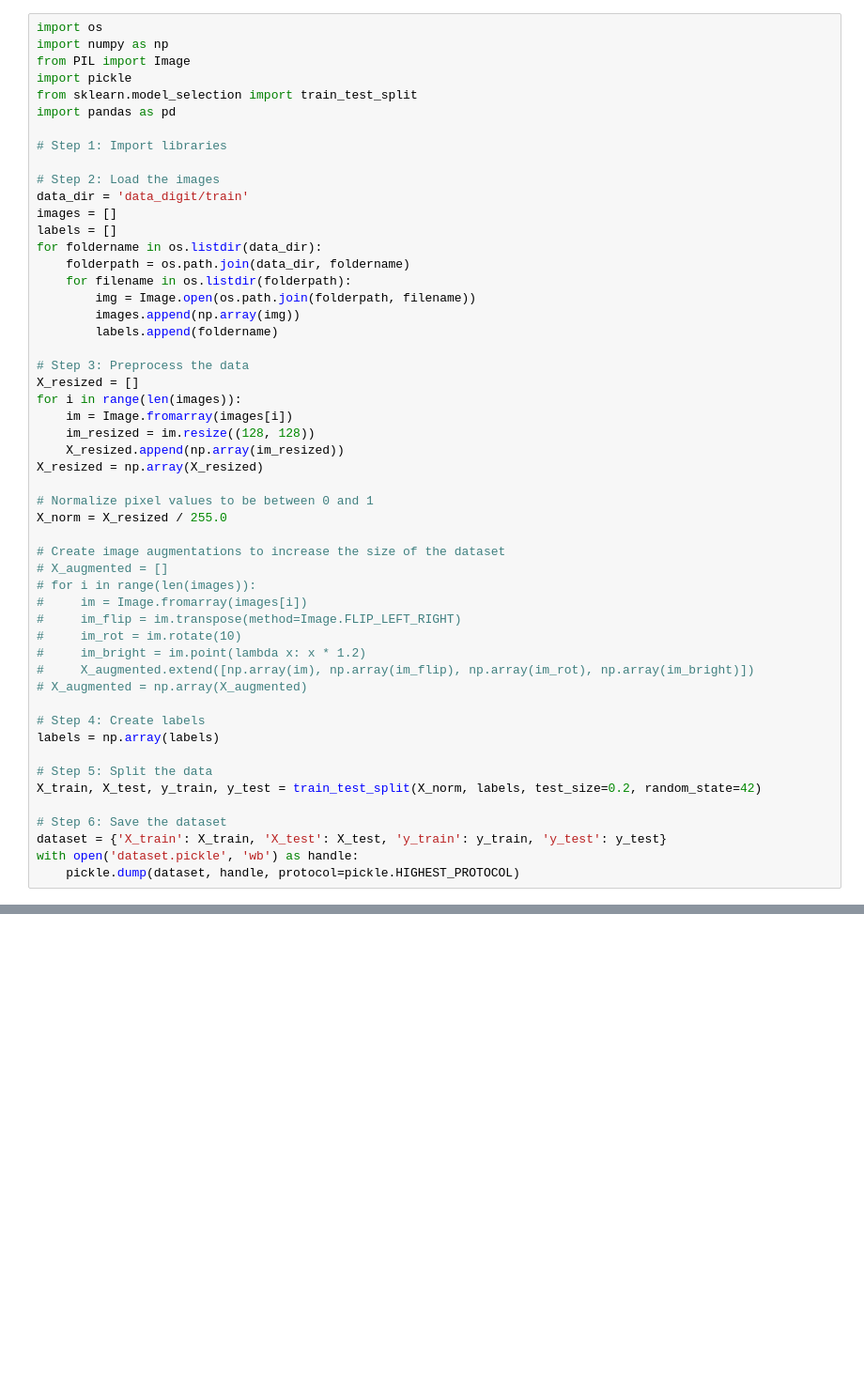
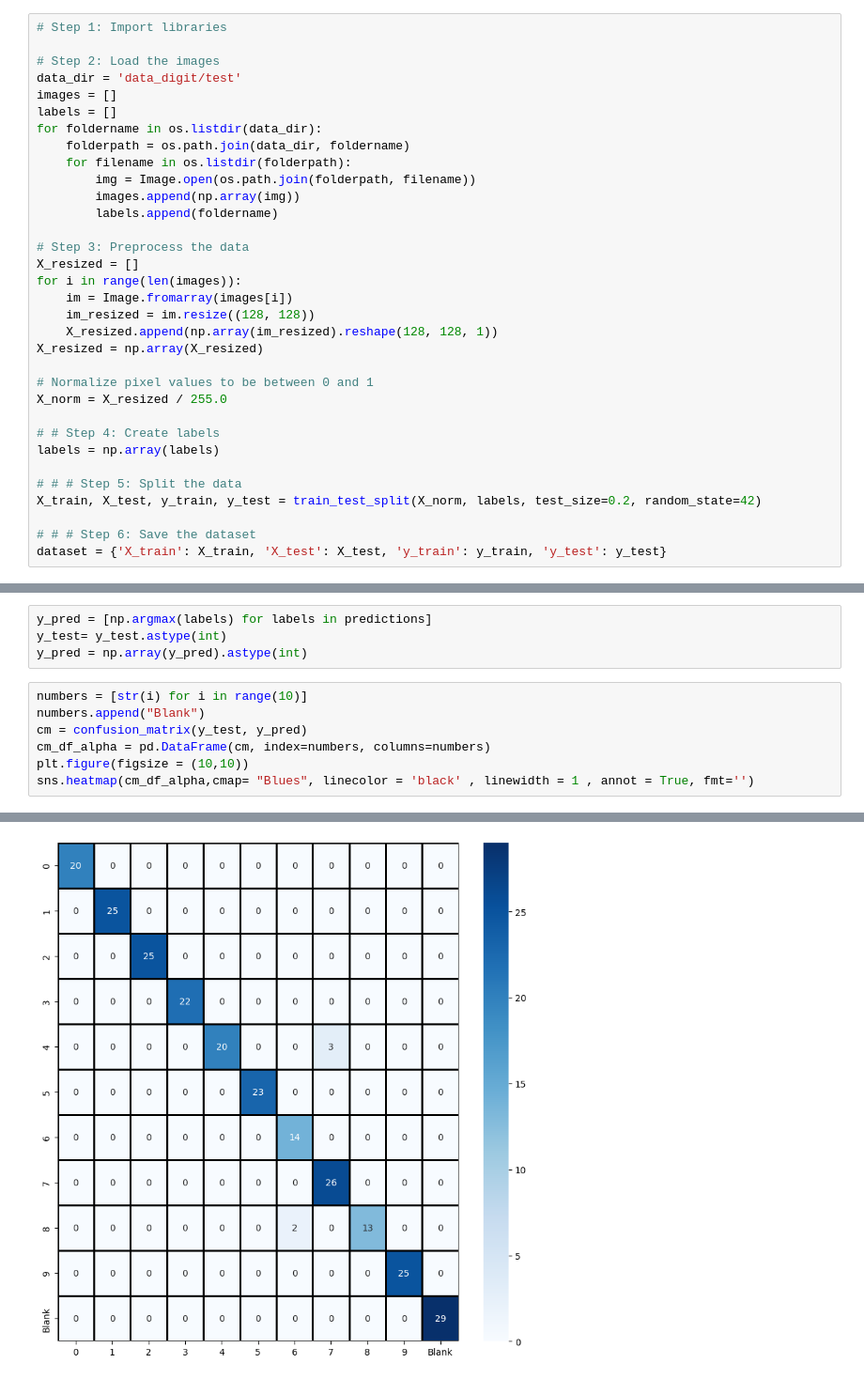
Before and after one commit to M-Designerr/Sign-Language-Recognition, a Jupyter notebook: visualize.ipynb, the cells around one changed output, grey strips where cells are left out. Shown: that part at 94% size. Cells and saved outputs as stored; diff of their text form; blank space fills up the shorter version.

```diff
--- a/visualize.ipynb
+++ b/visualize.ipynb
@@ -8,15 +15,8 @@ from mlxtend.plotting import plot_confusion_matrix
 # %%
-import os
-import numpy as np
-from PIL import Image
-import pickle
-from sklearn.model_selection import train_test_split
-import pandas as pd
-
 # Step 1: Import libraries
 
 # Step 2: Load the images
-data_dir = 'data_digit/train'
+data_dir = 'data_digit/test'
 images = []
 labels = []
 for foldername in os.listdir(data_dir):
@@ -31,31 +31,19 @@ X_resized = []
 for i in range(len(images)):
     im = Image.fromarray(images[i])
     im_resized = im.resize((128, 128))
-    X_resized.append(np.array(im_resized))
+    X_resized.append(np.array(im_resized).reshape(128, 128, 1))
 X_resized = np.array(X_resized)
 
 # Normalize pixel values to be between 0 and 1
 X_norm = X_resized / 255.0
 
-# Create image augmentations to increase the size of the dataset
-# X_augmented = []
-# for i in range(len(images)):
-#     im = Image.fromarray(images[i])
-#     im_flip = im.transpose(method=Image.FLIP_LEFT_RIGHT)
-#     im_rot = im.rotate(10)
-#     im_bright = im.point(lambda x: x * 1.2)
-#     X_augmented.extend([np.array(im), np.array(im_flip), np.array(im_rot), np.array(im_bright)])
-# X_augmented = np.array(X_augmented)
-
-# Step 4: Create labels
+# # Step 4: Create labels
 labels = np.array(labels)
 
-# Step 5: Split the data
+# # # Step 5: Split the data
 X_train, X_test, y_train, y_test = train_test_split(X_norm, labels, test_size=0.2, random_state=42)
 
-# Step 6: Save the dataset
+# # # Step 6: Save the dataset
 dataset = {'X_train': X_train, 'X_test': X_test, 'y_train': y_train, 'y_test': y_test}
-with open('dataset.pickle', 'wb') as handle:
-    pickle.dump(dataset, handle, protocol=pickle.HIGHEST_PROTOCOL)
 # %%
 directory = "model/"
@@ -66,0 +63,12 @@ loaded_model_num.load_weights(directory+"model-bw-digit.h5")
+# %%
+y_pred = [np.argmax(labels) for labels in predictions]
+y_test= y_test.astype(int)
+y_pred = np.array(y_pred).astype(int)
+# %%
+numbers = [str(i) for i in range(10)]
+numbers.append("Blank")
+cm = confusion_matrix(y_test, y_pred)
+cm_df_alpha = pd.DataFrame(cm, index=numbers, columns=numbers)
+plt.figure(figsize = (10,10))
+sns.heatmap(cm_df_alpha,cmap= "Blues", linecolor = 'black' , linewidth = 1 , annot = True, fmt='')
+# %% [output]
@@ -66,0 +76 @@ loaded_model_num.load_weights(directory+"model-bw-digit.h5")
+[figure, added]
```
Also changed, not shown: parts of 15 cells of this notebook, 3 other files.
